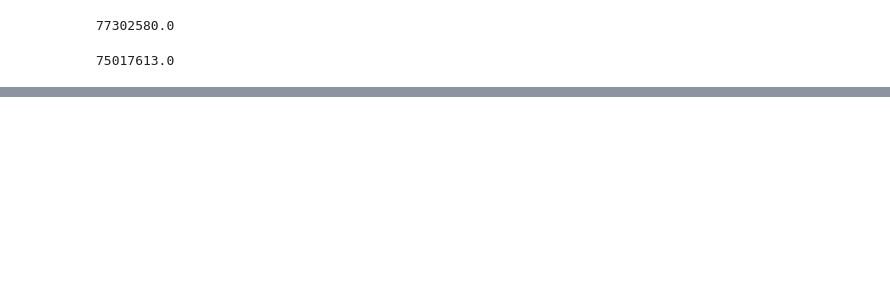
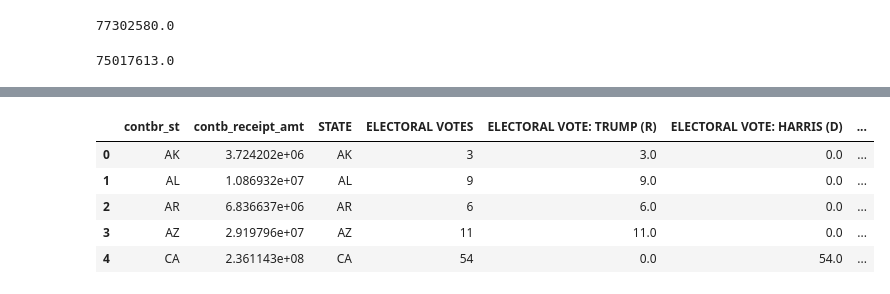
Before and after one commit to MaxObes/econ-570-final-project, a Jupyter notebook: econ570.ipynb, the cells around one changed output, grey strips where cells are left out. Cells and saved outputs as stored; diff of their text form; code cells hidden in the pictures; blank space fills up the shorter version.

```diff
--- a/econ570.ipynb
+++ b/econ570.ipynb
@@ -132,0 +157,9 @@ harris_total_votes
+# %%
+merged_df.head()
+# %% [output]
+|  | contbr_st | contb_receipt_amt | STATE | ELECTORAL VOTES | ELECTORAL VOTE: TRUMP (R) | ELECTORAL VOTE: HARRIS (D) | ... |
+| 0 | AK | 3.724202e+06 | AK | 3 | 3.0 | 0.0 | ... |
+| 1 | AL | 1.086932e+07 | AL | 9 | 9.0 | 0.0 | ... |
+| 2 | AR | 6.836637e+06 | AR | 6 | 6.0 | 0.0 | ... |
+| 3 | AZ | 2.919796e+07 | AZ | 11 | 11.0 | 0.0 | ... |
+| 4 | CA | 2.361143e+08 | CA | 54 | 0.0 | 54.0 | ... |
```
Also changed, not shown: parts of 3 cells of this notebook.
